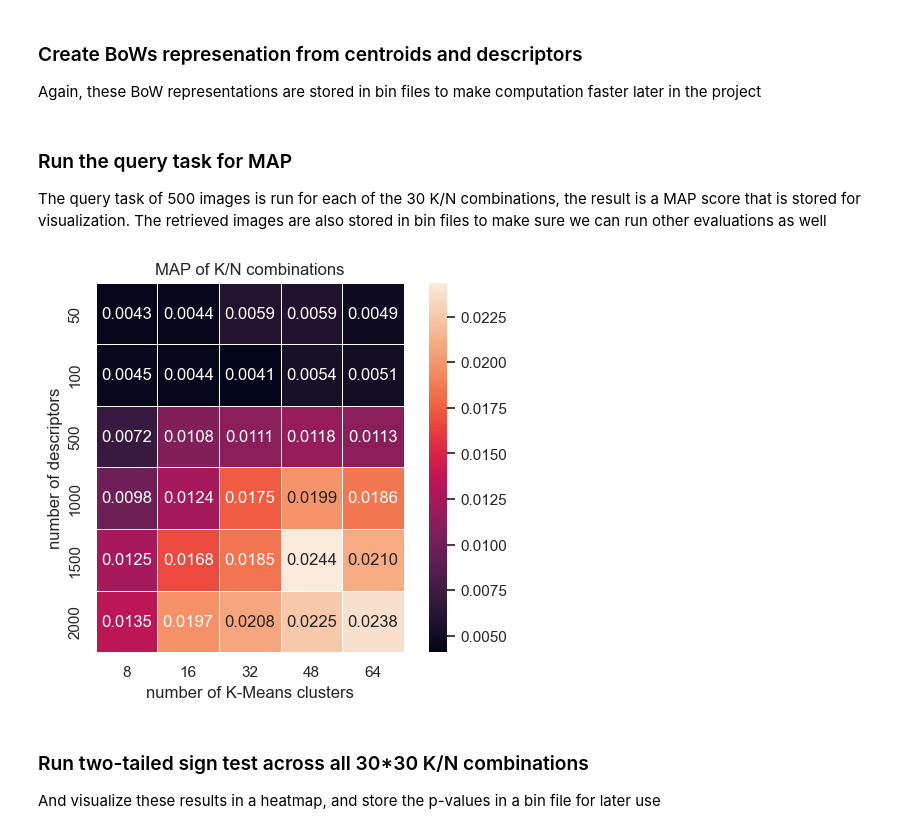
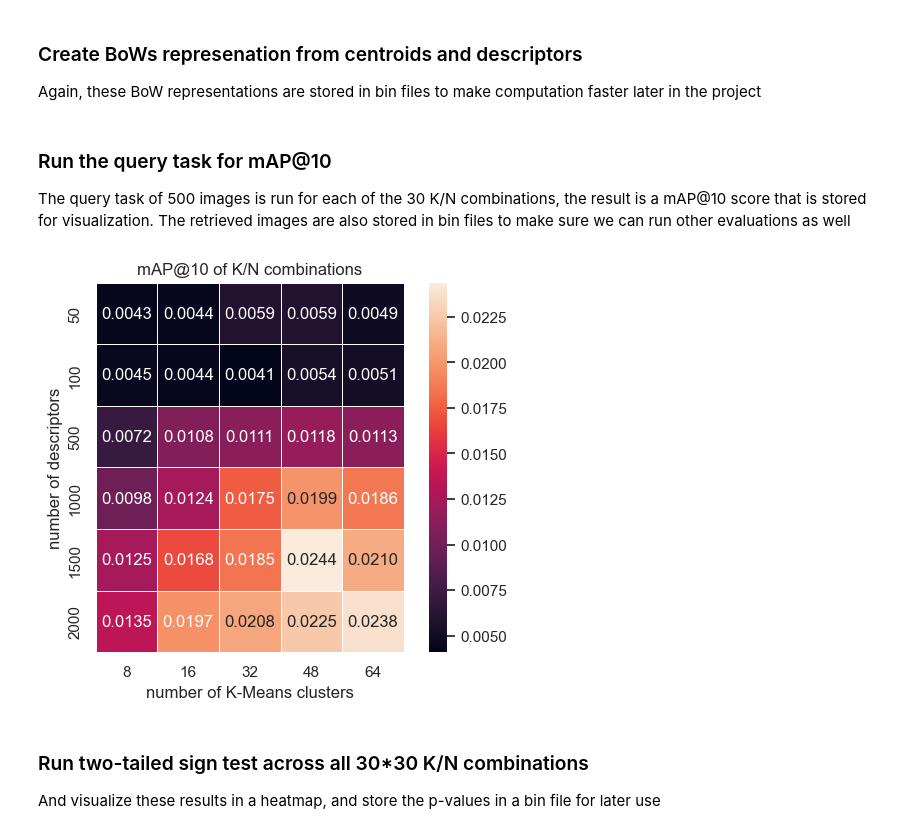
Before and after one commit to timovdk/fir-project, a Jupyter notebook: image-retrieval.ipynb, the cells around one changed output. Drawn from its saved outputs; the diff is of its cells as text; code cells hidden in the pictures.

```diff
--- a/image-retrieval.ipynb
+++ b/image-retrieval.ipynb
@@ -157,8 +157,8 @@ for img_name in tqdm(m_imgs):
     else:
         bow_map_images_ns[n] = bow
 # %% [markdown]
-### Run the query task for MAP
-The query task of 500 images is run for each of the 30 K/N combinations, the result is a MAP score that is stored for visualization. The retrieved images are also stored in bin files to make sure we can run other evaluations as well
+### Run the query task for mAP@10
+The query task of 500 images is run for each of the 30 K/N combinations, the result is a mAP@10 score that is stored for visualization. The retrieved images are also stored in bin files to make sure we can run other evaluations as well
 # %%
 import numpy as np
 
@@ -310,32 +310,32 @@ for n in tqdm(ns):
 
         print('k = ', k, ' n = ', n, ': ', mapk(rel_img, retr_img))
 # %%
-# Visualize the MAP values in a seaborn heatmap
+# Visualize the mAP@10 values in a seaborn heatmap
 import numpy as np
 import matplotlib.pyplot as plt
 import seaborn as sns
 import matplotlib.pyplot as plt
 from matplotlib.patches import Rectangle
 
 y = ['50', '100', '500', '1000', '1500', '2000']
 x = ['8', '16', '32', '48', '64']
 precisions = np.array([[0.004338319160997733, 0.004433845427059712, 0.00594662037037037, 0.005886552658100277, 0.0048557936507936505],
 [0.004486001511715797, 0.004393170194003528, 0.004088875661375661, 0.005360820105820106, 0.005069287603930462],
 [0.007177804232804232, 0.010812219702695892, 0.01112324074074074, 0.011753805744520032, 0.011280767195767195],
 [0.009786005291005291, 0.012425674603174602, 0.01747789241622575, 0.01985977796674225, 0.01859790973796926],
 [0.012473655517762661, 0.016757981859410433, 0.01847137566137566, 0.024371046863189718, 0.021034055177626604],
 [0.013487453703703703, 0.019706296296296298, 0.0207886079617032, 0.022520767195767198, 0.023767503149407912]])
 
 sns.set()
 colors = ['mediumaquamarine', 'lightcoral']
 ax = sns.heatmap(precisions, xticklabels=x, yticklabels=y, linewidth=0.5, linecolor="white", square=True, cbar=True, annot=True, fmt=".4f")
 
-ax.set_title("MAP of K/N combinations")
+ax.set_title("mAP@10 of K/N combinations")
 ax.set_ylabel("number of descriptors")
 ax.set_xlabel("number of K-Means clusters")
 plt.show()
 # %% [output]
-[figure, old version]
+[figure, new version]
 # %% [markdown]
 ### Run two-tailed sign test across all 30*30 K/N combinations
 And visualize these results in a heatmap, and store the p-values in a bin file for later use
```
Also changed, not shown: 1 other file.
